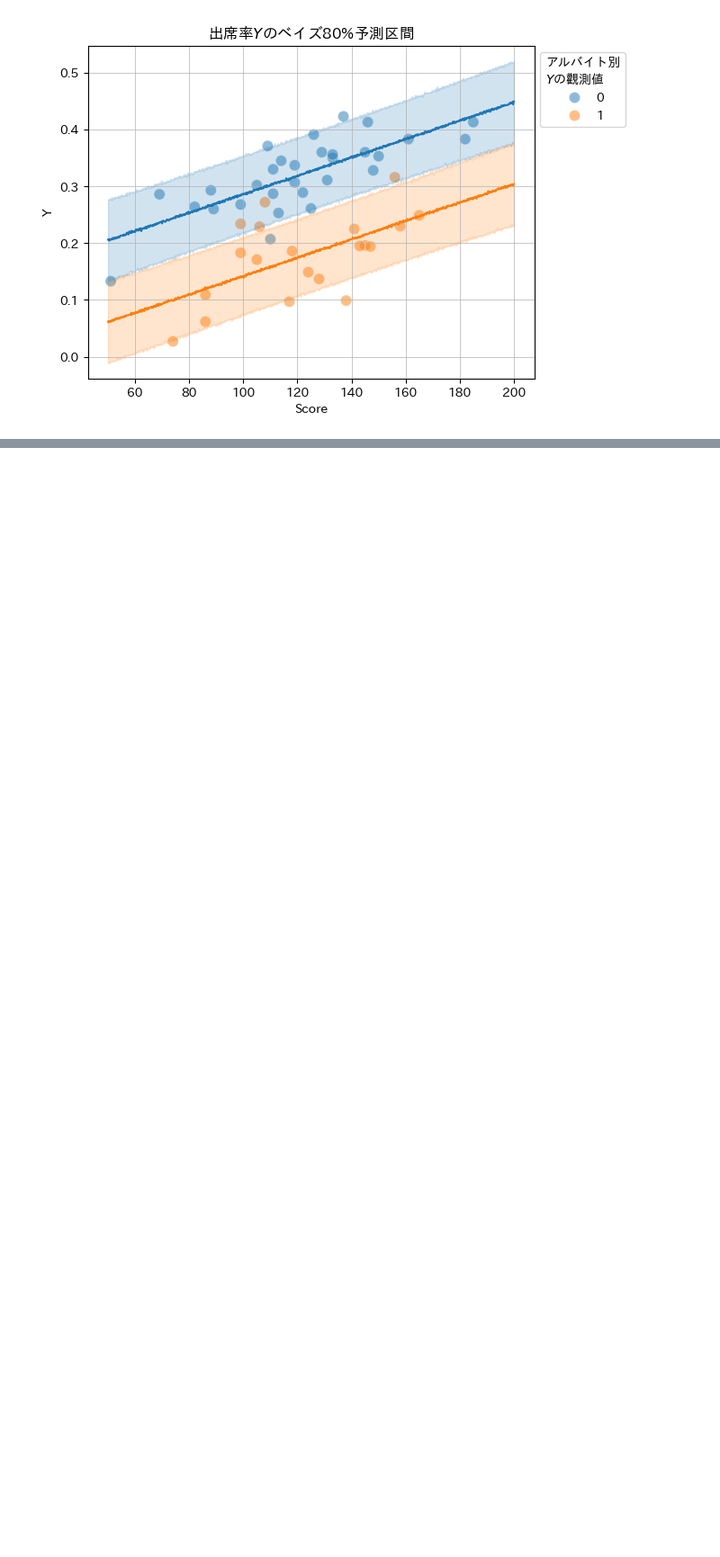
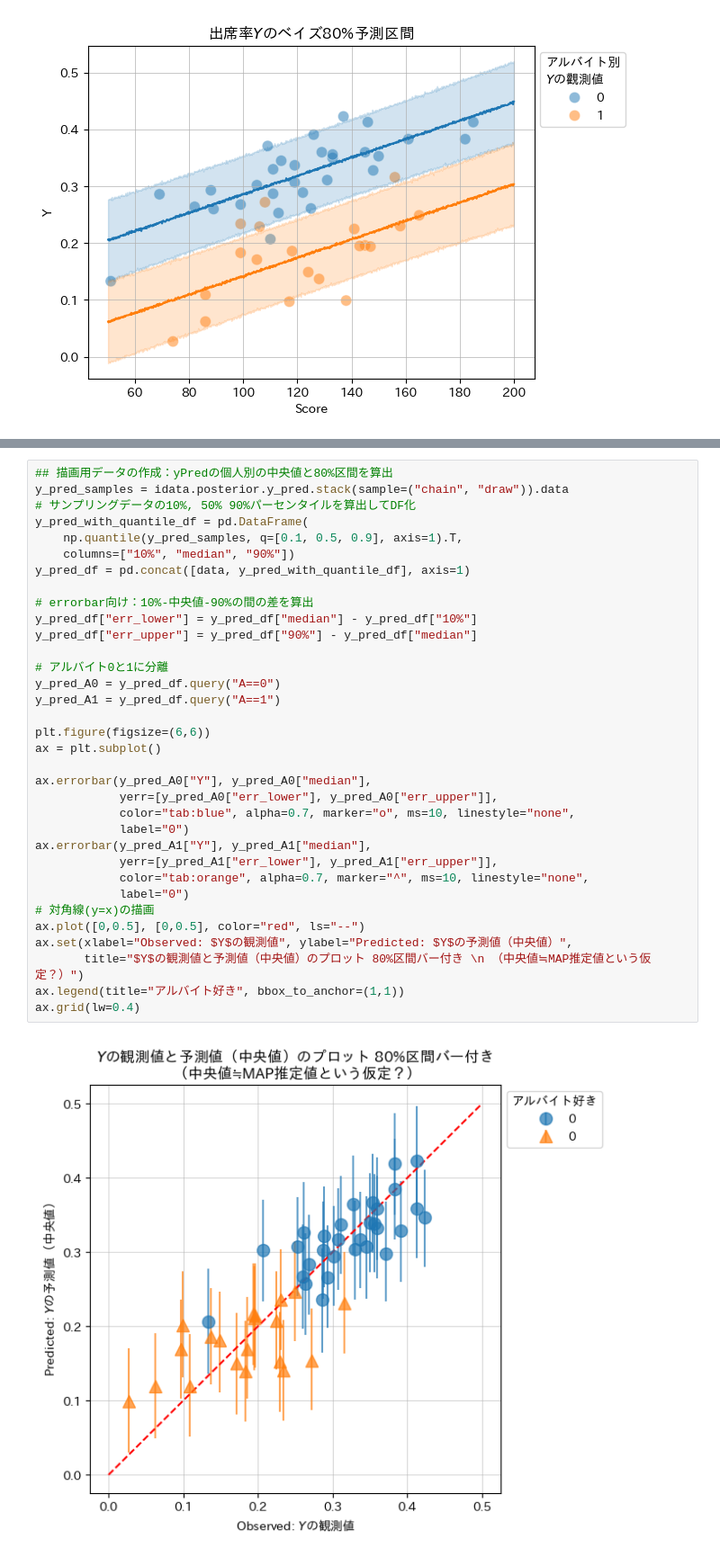
Before and after one commit to makkimaki/stan-r-bayes-statistical-modeling-python, a Jupyter notebook: chapter5_MultipleRegression.ipynb, the cells around one changed output, grey strips where cells are left out. Shown at 90% size. Saved outputs shown, nothing was run; the diff lists cells and outputs as text; blank space fills up the shorter version.

```diff
--- a/chapter5.ipynb
+++ b/chapter5_MultipleRegression.ipynb
@@ -331,0 +345,36 @@ plt.grid(lw=0.5);
+# %%
+## 描画用データの作成：yPredの個人別の中央値と80%区間を算出
+y_pred_samples = idata.posterior.y_pred.stack(sample=("chain", "draw")).data
+# サンプリングデータの10%, 50% 90%パーセンタイルを算出してDF化
+y_pred_with_quantile_df = pd.DataFrame(
+    np.quantile(y_pred_samples, q=[0.1, 0.5, 0.9], axis=1).T,
+    columns=["10%", "median", "90%"])
+y_pred_df = pd.concat([data, y_pred_with_quantile_df], axis=1)
+
+# errorbar向け：10%-中央値-90%の間の差を算出
+y_pred_df["err_lower"] = y_pred_df["median"] - y_pred_df["10%"]
+y_pred_df["err_upper"] = y_pred_df["90%"] - y_pred_df["median"]
+
+# アルバイト0と1に分離
+y_pred_A0 = y_pred_df.query("A==0")
+y_pred_A1 = y_pred_df.query("A==1")
+
+plt.figure(figsize=(6,6))
+ax = plt.subplot()
+
+ax.errorbar(y_pred_A0["Y"], y_pred_A0["median"],
+            yerr=[y_pred_A0["err_lower"], y_pred_A0["err_upper"]],
+            color="tab:blue", alpha=0.7, marker="o", ms=10, linestyle="none",
+            label="0")
+ax.errorbar(y_pred_A1["Y"], y_pred_A1["median"],
+            yerr=[y_pred_A1["err_lower"], y_pred_A1["err_upper"]],
+            color="tab:orange", alpha=0.7, marker="^", ms=10, linestyle="none",
+            label="0")
+# 対角線(y=x)の描画
+ax.plot([0,0.5], [0,0.5], color="red", ls="--")
+ax.set(xlabel="Observed: $Y$の観測値", ylabel="Predicted: $Y$の予測値（中央値）",
+       title="$Y$の観測値と予測値（中央値）のプロット 80%区間バー付き \n （中央値≒MAP推定値という仮定？）")
+ax.legend(title="アルバイト好き", bbox_to_anchor=(1,1))
+ax.grid(lw=0.4)
+# %% [output]
+[figure, added]
```
Also changed, not shown: parts of 6 cells of this notebook.
